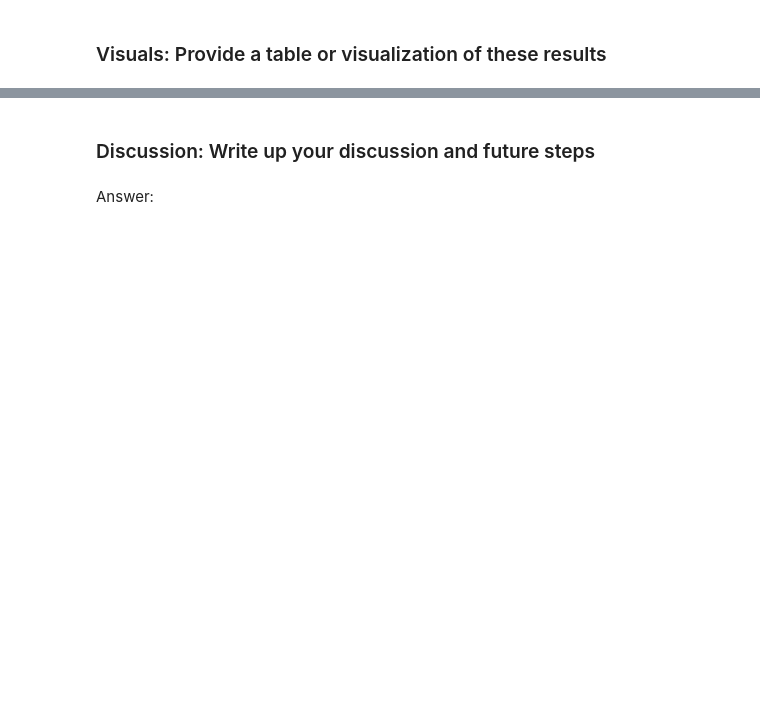
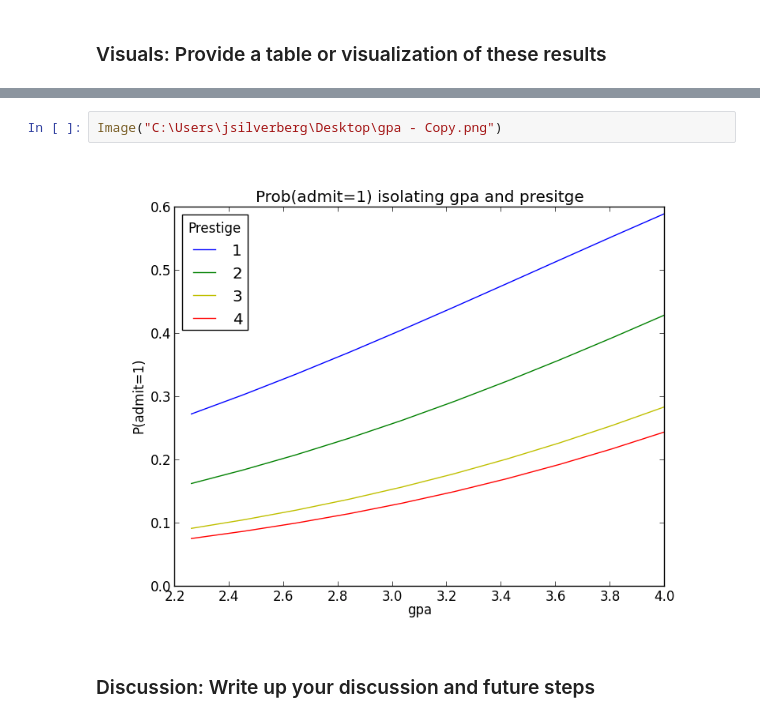
Before and after one commit to amenos/ds-sf-29, a Jupyter notebook: projects/unit-projects/project-4/starter-code/Joel Project 4 .ipynb, the cells around one changed output, grey strips where cells are left out. Drawn from its saved outputs; the diff is of its cells as text; blank space fills up the shorter version.

```diff
--- a/projects/unit-projects/project-4/starter-code/Joel Project 4 .ipynb
+++ b/projects/unit-projects/project-4/starter-code/Joel Project 4 .ipynb
@@ -75,4 +87,6 @@ Answer:
+# %%
+Image("C:\Users\jsilverberg\Desktop\gpa - Copy.png")
+# %% [output]
+[figure, added]
 # %% [markdown]
 ### Discussion: Write up your discussion and future steps
-# %% [markdown]
-Answer:
```
Also changed, not shown: parts of 9 cells of this notebook, 6 other files.
